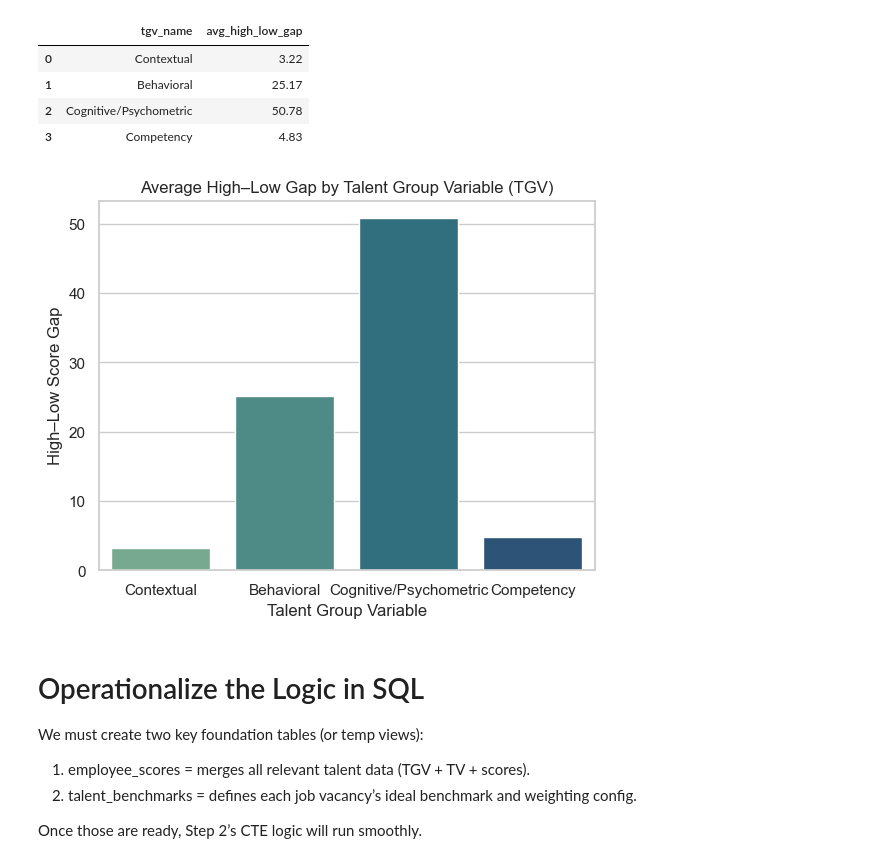
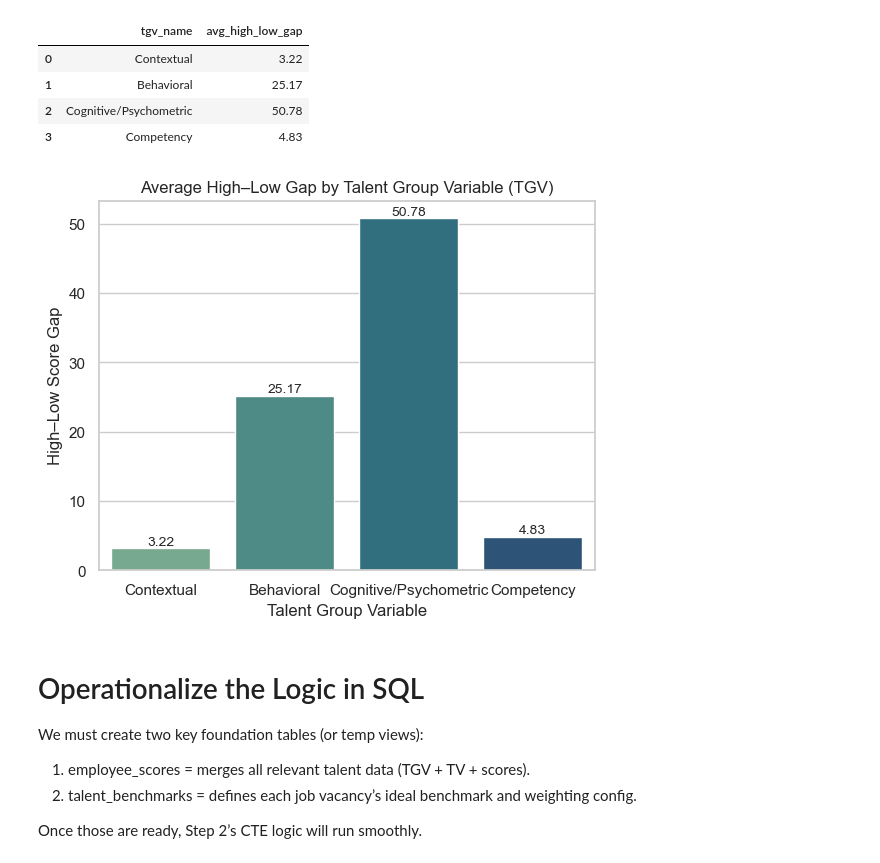
Before and after one commit to upilup/Talent-Match-Intelligence, a Jupyter notebook: EDA_TalentMatch.ipynb, the cells around one changed output. Drawn from its saved outputs; the diff is of its cells as text; code cells hidden in the pictures.

```diff
--- a/EDA_TalentMatch.ipynb
+++ b/EDA_TalentMatch.ipynb
@@ -387,18 +387,23 @@ df_sf.head()
 # %%
 df_tgv = pd.read_sql("SELECT * FROM vw_tgv_summary;", conn)
 
-sns.barplot(
+ax = sns.barplot(
     data=df_tgv,
     x='tgv_name',
     y='avg_high_low_gap',
     palette='crest'
 )
 plt.title("Average High–Low Gap by Talent Group Variable (TGV)")
 plt.xlabel("Talent Group Variable")
 plt.ylabel("High–Low Score Gap")
+for i, bar in enumerate(ax.patches):
+    height = bar.get_height()
+    ax.text(bar.get_x() + bar.get_width()/2., height + 0.01,
+            f'{height:.2f}',  # Format to 2 decimal places
+            ha='center', va='bottom', fontsize=10)
 plt.show()
 # %% [output]
-[figure, old version]
+[figure, new version]
 # %% [markdown]
 # Operationalize the Logic in SQL
 We must create two key foundation tables (or temp views):
```
Also changed, not shown: parts of 2 cells of this notebook, 7 other files.
